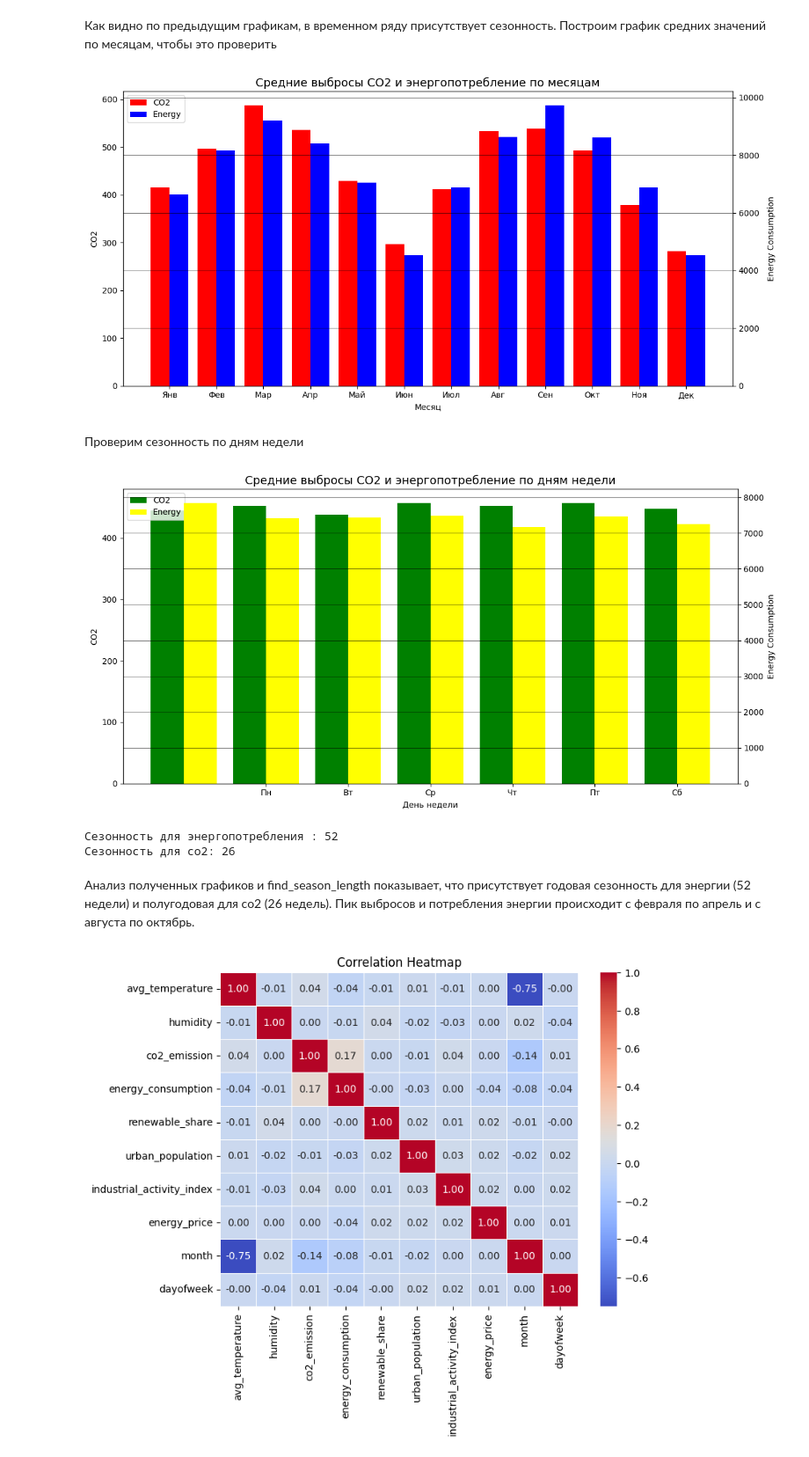
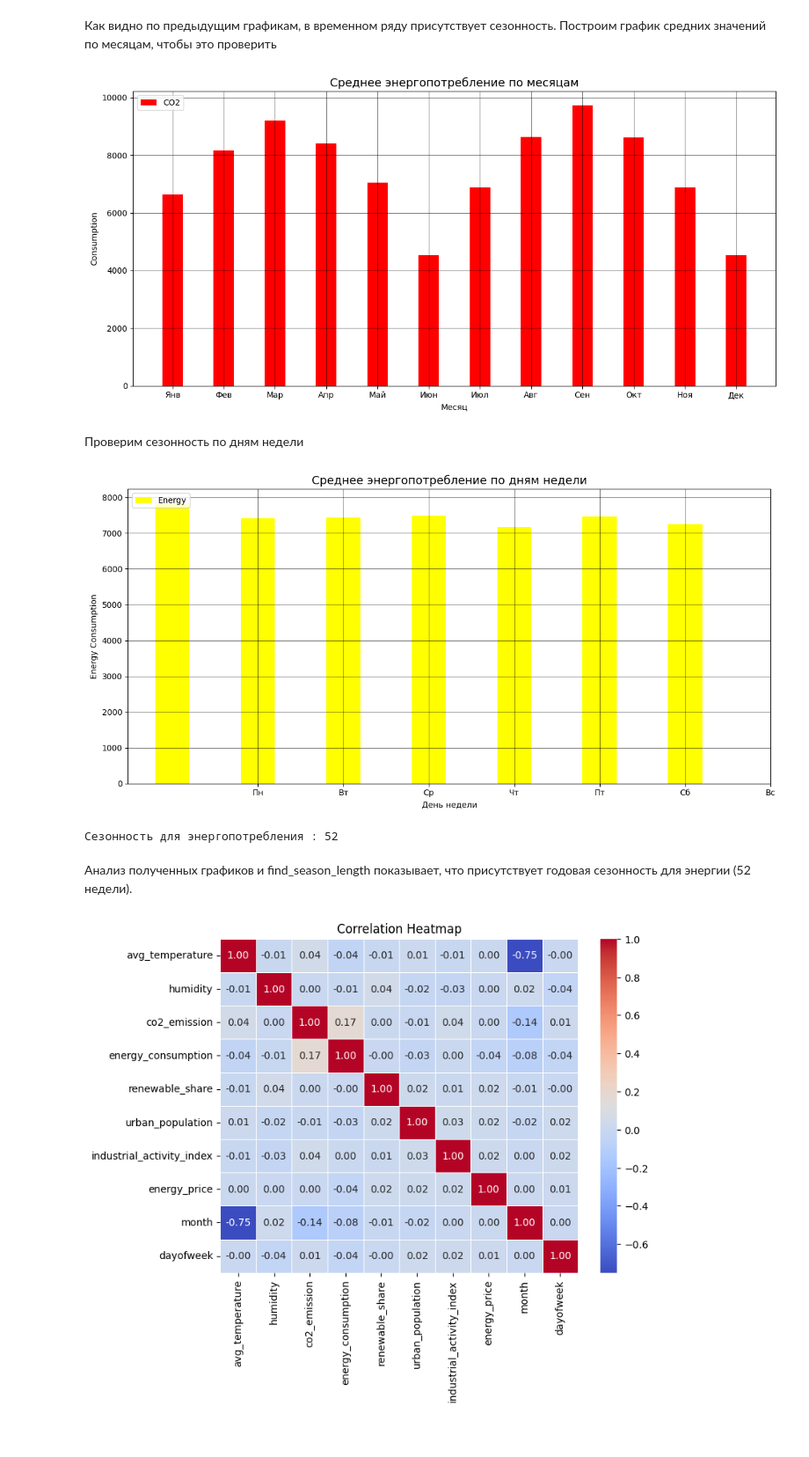
Before and after one commit to tvsmsa/melekhin-time-series, a Jupyter notebook: task_1_timeseries.ipynb, the cells around one changed output. Shown at 88% size. Saved outputs shown, nothing was run; the diff lists cells and outputs as text; code cells hidden in the pictures; blank space fills up the shorter version.

Commit message:
Energy only

```diff
--- a/task_1_timeseries.ipynb
+++ b/task_1_timeseries.ipynb
@@ -244,77 +227,58 @@ monthly_avg = df.groupby('month')[['co2_emission', 'energy_consumption']].mean()
 
 fig, ax1 = plt.subplots(figsize=(12, 6))
 
-#CO2
+#Energy
 ax1.set_xlabel('Месяц')
-ax1.set_ylabel('CO2')
-ax1.bar(monthly_avg['month'] - 0.2, monthly_avg['co2_emission'], label='CO2', width=0.4, color='red')
+ax1.set_ylabel('Consumption')
+ax1.bar(monthly_avg['month'], monthly_avg['energy_consumption'], label='Energy', width=0.4, color='red')
 ax1.tick_params(axis='y')
 plt.xticks(range(1, 13), ['Янв', 'Фев', 'Мар', 'Апр', 'Май', 'Июн', 'Июл', 'Авг', 'Сен', 'Окт', 'Ноя', 'Дек'])
 
-#Energy Consumption
-ax2 = ax1.twinx()
-ax2.set_ylabel('Energy Consumption')
-ax2.bar(monthly_avg['month'] + 0.2, monthly_avg['energy_consumption'],  label='Energy', width=0.4, color='blue',)
-ax2.tick_params(axis='y')
-
-plt.title('Средние выбросы CO2 и энергопотребление по месяцам', fontsize=14)
+plt.title('Среднее энергопотребление по месяцам', fontsize=14)
 fig.tight_layout()
 
-lines1, labels1 = ax1.get_legend_handles_labels()
-lines2, labels2 = ax2.get_legend_handles_labels()
-ax1.legend(lines1 + lines2, labels1 + labels2, loc='upper left')
+ax1.legend(loc='upper left')
 
 plt.grid(alpha=0.5, color='black')
 plt.show()
 # %% [output]
-[figure, old version]
+[figure, new version]
 # %% [markdown]
 Проверим сезонность по дням недели
 # %%
 df['dayofweek'] = df.index.dayofweek
 daily_avg = df.groupby('dayofweek')[['co2_emission', 'energy_consumption']].mean().reset_index()
 
 fig, ax1 = plt.subplots(figsize=(12, 6))
 
-#CO2
+#Energy
 ax1.set_xlabel('День недели')
-ax1.set_ylabel('CO2')
-ax1.bar(daily_avg['dayofweek'] - 0.2, daily_avg['co2_emission'], label='CO2', width=0.4, color='green')
+ax1.set_ylabel('Energy Consumption')
+ax1.bar(daily_avg['dayofweek'], daily_avg['energy_consumption'], label='Energy', width=0.4, color='yellow')
 ax1.tick_params(axis='y')
 plt.xticks(range(1, 8), ['Пн', 'Вт', 'Ср', 'Чт', 'Пт', 'Сб', 'Вс'])
 
-#Energy Consumption
-ax2 = ax1.twinx()
-ax2.set_ylabel('Energy Consumption')
-ax2.bar(daily_avg['dayofweek'] + 0.2, daily_avg['energy_consumption'],  label='Energy', width=0.4, color='yellow',)
-ax2.tick_params(axis='y')
-
-plt.title('Средние выбросы CO2 и энергопотребление по дням недели', fontsize=14)
+plt.title('Среднее энергопотребление по дням недели', fontsize=14)
 fig.tight_layout()
 
-lines1, labels1 = ax1.get_legend_handles_labels()
-lines2, labels2 = ax2.get_legend_handles_labels()
-ax1.legend(lines1 + lines2, labels1 + labels2, loc='upper left')
+ax1.legend(loc='upper left')
 
 plt.grid(alpha=0.5, color='black')
 plt.show()
 # %% [output]
-[figure, old version]
+[figure, new version]
 # %%
 from coreforecast.seasonal import find_season_length
 y = df.resample('W').agg({
-    'co2_emission': 'mean',
     'energy_consumption': 'mean',
 })
 y = y.iloc[1:-2]
 season_energy = find_season_length(y['energy_consumption'].values, max_season_length = 55)
-season_co2 = find_season_length(y['co2_emission'].values, max_season_length = 55)
-print(f"Сезонность для энергопотребления : {season_energy}\nСезонность для co2: {season_co2}")
+print(f"Сезонность для энергопотребления : {season_energy}")
 # %% [output]
 Сезонность для энергопотребления : 52
-Сезонность для co2: 26
 # %% [markdown]
-Анализ полученных графиков и find_season_length показывает, что присутствует годовая сезонность для энергии (52 недели) и полугодовая для co2 (26 недель). Пик выбросов и потребления энергии происходит с февраля по апрель и с августа по октябрь.
+Анализ полученных графиков и find_season_length показывает, что присутствует годовая сезонность для энергии (52 недели).
 # %%
 matrix = df.corr()
 plt.figure(figsize=(8,6))
```
Also changed, not shown: parts of 9 cells of this notebook, 3 other files.
